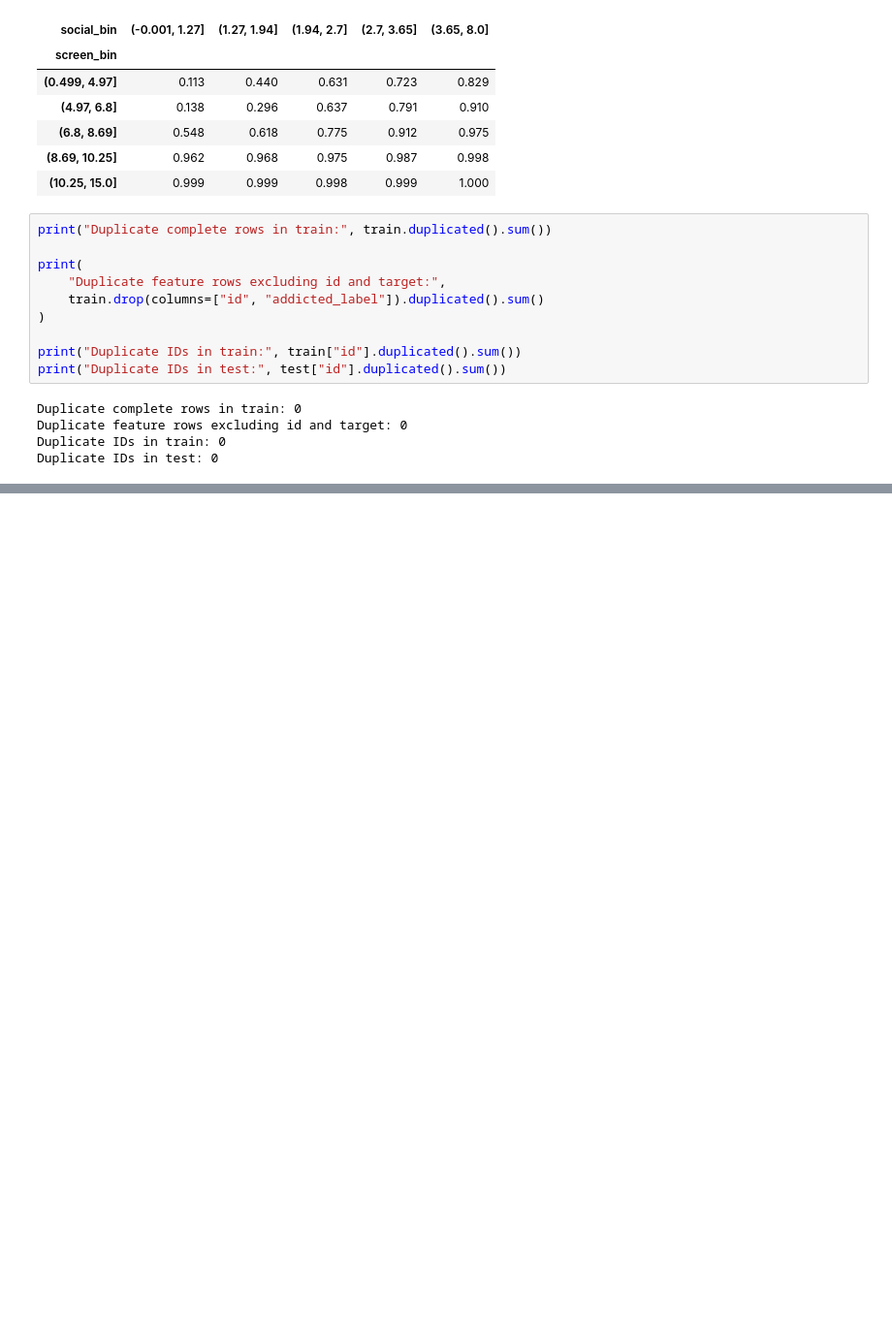
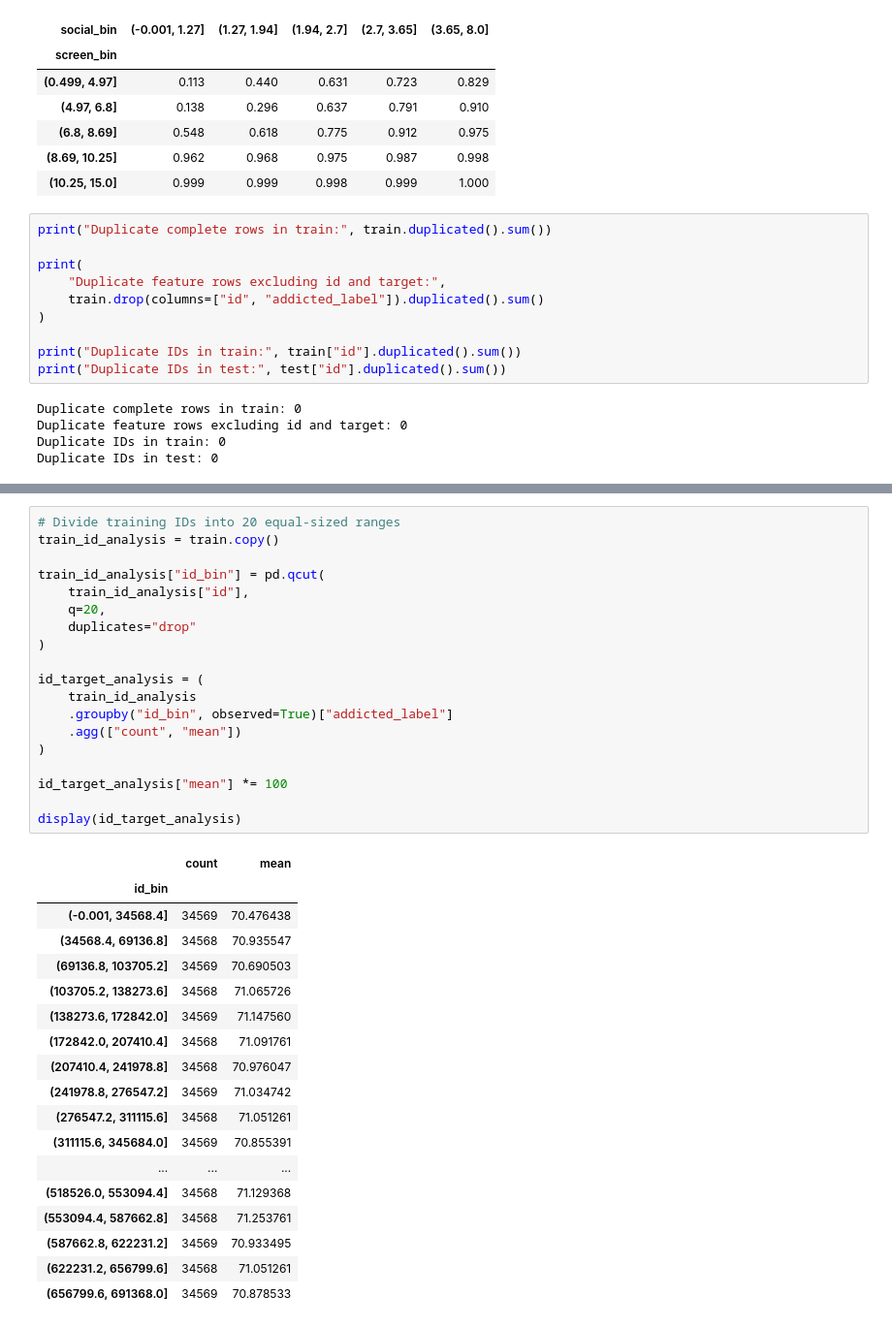
Before and after one commit to arsal-nia/Kaggle-Competition-Predicting-Smartphone-Addiction, a Jupyter notebook: s6e8-eda-understanding.ipynb, the cells around one changed output, grey strips where cells are left out. Shown at 97% size. Cells and saved outputs as stored; diff of their text form; blank space fills up the shorter version.

```diff
--- a/s6e8-eda-understanding.ipynb
+++ b/s6e8-eda-understanding.ipynb
@@ -659,0 +983,38 @@ Duplicate IDs in test: 0
+# %%
+# Divide training IDs into 20 equal-sized ranges
+train_id_analysis = train.copy()
+
+train_id_analysis["id_bin"] = pd.qcut(
+    train_id_analysis["id"],
+    q=20,
+    duplicates="drop"
+)
+
+id_target_analysis = (
+    train_id_analysis
+    .groupby("id_bin", observed=True)["addicted_label"]
+    .agg(["count", "mean"])
+)
+
+id_target_analysis["mean"] *= 100
+
+display(id_target_analysis)
+# %% [output]
+|  | count | mean |
+| id_bin |  |  |
+| (-0.001, 34568.4] | 34569 | 70.476438 |
+| (34568.4, 69136.8] | 34568 | 70.935547 |
+| (69136.8, 103705.2] | 34569 | 70.690503 |
+| (103705.2, 138273.6] | 34568 | 71.065726 |
+| (138273.6, 172842.0] | 34569 | 71.147560 |
+| (172842.0, 207410.4] | 34568 | 71.091761 |
+| (207410.4, 241978.8] | 34568 | 70.976047 |
+| (241978.8, 276547.2] | 34569 | 71.034742 |
+| (276547.2, 311115.6] | 34568 | 71.051261 |
+| (311115.6, 345684.0] | 34569 | 70.855391 |
+| ... | ... | ... |
+| (518526.0, 553094.4] | 34568 | 71.129368 |
+| (553094.4, 587662.8] | 34568 | 71.253761 |
+| (587662.8, 622231.2] | 34569 | 70.933495 |
+| (622231.2, 656799.6] | 34568 | 71.051261 |
+| (656799.6, 691368.0] | 34569 | 70.878533 |
```
Also changed, not shown: parts of 33 cells of this notebook.
